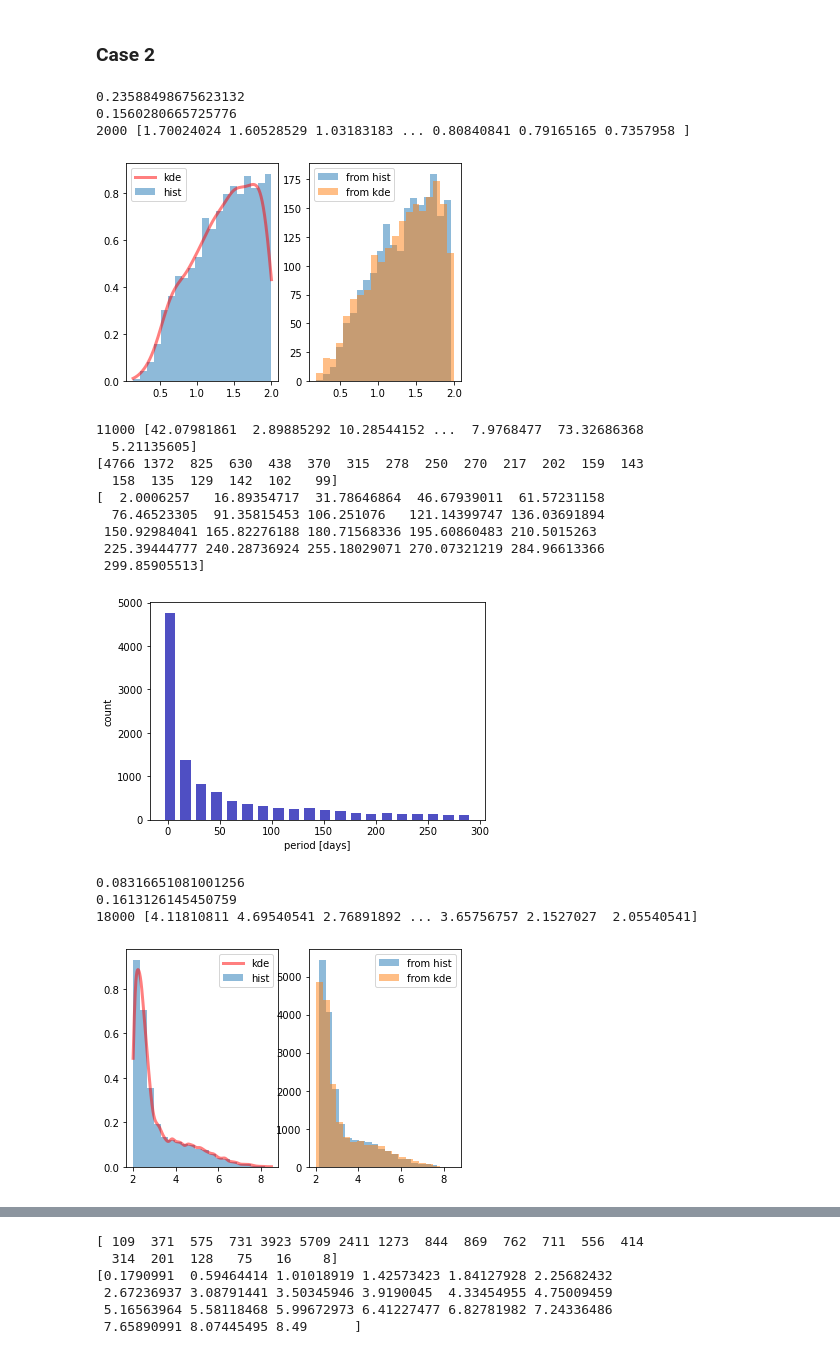
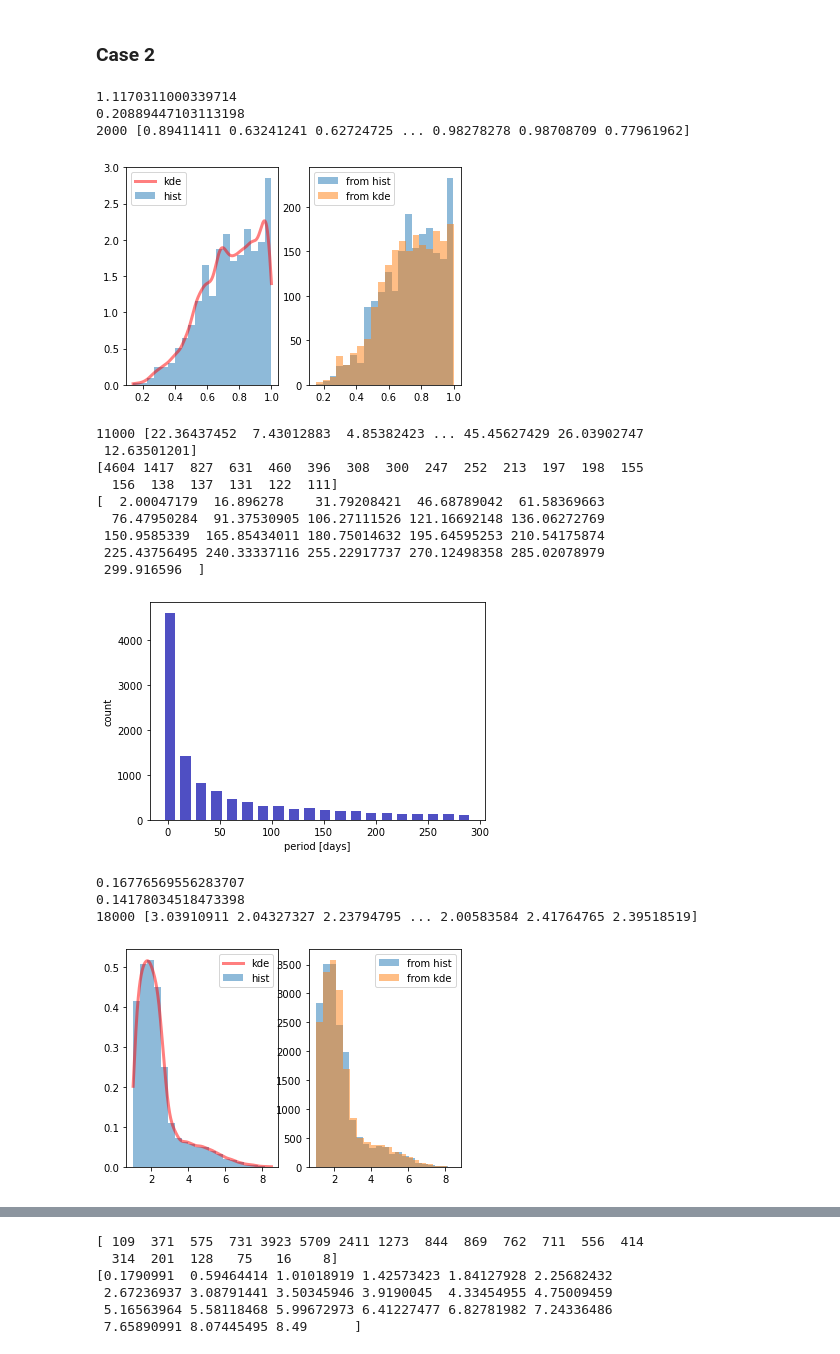
Before and after one commit to exoclam/sculpting, a Jupyter notebook: synthetic.ipynb, the cells around one changed output, grey strips where cells are left out. Saved outputs shown, nothing was run; the diff lists cells and outputs as text; code cells hidden in the pictures.

```diff
--- a/synthetic.ipynb
+++ b/synthetic.ipynb
@@ -84,21 +84,24 @@ def generate_rand_from_pdf(pdf, x_grid, n):
     random_from_cdf = x_grid[value_bins] # select x_d positions based on these random positions
     return random_from_cdf
 
-def kde(x, x_grid, bandwidth=0.2):
+def kde(x, x_grid, bandwidth):
     """Kernel Density Estimation with Scipy"""
-    kde = gaussian_kde(x, bw_method=bandwidth / x.std(ddof=1)) # ddof=1 means std divisor is N-1 instead of N
-    print(bandwidth/x.std()) # this is bw used in S/O
+    #kde = gaussian_kde(x, bw_method=bandwidth / x.std(ddof=0)) # ddof=1 means std divisor is N-1 instead of N
+    #kde = gaussian_kde(x, bw_method=np.power(len(x), -0.2)) # ddof=1 means std divisor is N-1 instead of N
+    kde = gaussian_kde(x, bw_method=0.15) # constant bandwidth so imbalance in sample size doesn't drive distribution
+    print(bandwidth/x.std(ddof=1)) # this is bw used in S/O
     print(np.power(len(x), -0.2)) # the bw if I use Scott's factor as the bw to multiply with covariance matrix
     return kde.evaluate(x_grid)
 
 #kdepdf = kde(x, x_d, bandwidth=0.1) # generate KDE model
 #random_from_kde = generate_rand_from_pdf(kdepdf, x_d) # generate random data from KDE distribution
 
+nbins = 20
 def run_kde(data, draws):
-    hist, bins = np.histogram(data, bins=nbins)
+    hist, bins = np.histogram(data, bins=100)
 
     x_grid = np.linspace(min(data), max(data), 1000)
-    kdepdf = kde(data, x_grid, bandwidth=0.1) # generate KDE model
+    kdepdf = kde(data, x_grid, bandwidth=0.2) # generate KDE model
     random_from_kde = generate_rand_from_pdf(kdepdf, x_grid, draws) # generate random data from KDE distribution
     print(len(random_from_kde), random_from_kde) # these are my star ages
     bin_midpoints = bins[:-1] + np.diff(bins) / 2 # get positions of bin midpoints
@@ -113,8 +116,8 @@ def run_kde(data, draws):
     plt.hist(random_from_kde, nbins, alpha=0.5, label='from kde') # plot histogram of data drawn from KDE
     plt.legend()
     plt.show()
-    return random_from_kde
+    return random_from_kde, random_from_cdf
 
-stars_age1 = run_kde(berger_kepler.iso_age, 20000)
+stars_age1_kde, stars_age1_cdf = run_kde(berger_kepler.iso_age, 20000)
 print(stars_age1)
 # %% [output]
@@ -171,16 +174,17 @@ plt.show()
 # %%
 # 2000 systems with five or six planets and age <2 Gyr
 # 18000 systems with one or two planets and age >2 Gyr
-# should the age distribution be a truncated version of the KDE below and above 2 Gyr?
-young = berger_kepler.loc[berger_kepler.iso_age <= 2.].iso_age
-old = berger_kepler.loc[berger_kepler.iso_age > 2.].iso_age
+# should the age distribution be a truncated version of the KDE below and above 2 Gyr? yes
+# going back and using a threshold of 1 Gyr like Berger et al 2020 b/c the proportion of young/old is more realistic
+young = berger_kepler.loc[berger_kepler.iso_age <= 1.].iso_age
+old = berger_kepler.loc[berger_kepler.iso_age > 1.].iso_age
 
-stars_age2_young = run_kde(young, 2000)
+stars_age2_young_kde, stars_age2_young_cdf = run_kde(young, 2000)
 # %% [output]
-0.23588498675623132
-0.1560280665725776
-2000 [1.70024024 1.60528529 1.03183183 ... 0.80840841 0.79165165 0.7357958 ]
+1.1170311000339714
+0.20889447103113198
+2000 [0.89411411 0.63241241 0.62724725 ... 0.98278278 0.98708709 0.77961962]
-[figure, old version]
+[figure, new version]
 # %%
 # generate five or six planets for each of the 2000 systems --> 11000 planets
 planets_per2_young = loguniform.rvs(2, 300, size=11000)
@@ -195,23 +199,23 @@ plt.ylabel("count")
 plt.xlabel("period [days]")
 plt.show()
 # %% [output]
-11000 [42.07981861  2.89885292 10.28544152 ...  7.9768477  73.32686368
-  5.21135605]
-[4766 1372  825  630  438  370  315  278  250  270  217  202  159  143
-  158  135  129  142  102   99]
-[  2.0006257   16.89354717  31.78646864  46.67939011  61.57231158
-  76.46523305  91.35815453 106.251076   121.14399747 136.03691894
- 150.92984041 165.82276188 180.71568336 195.60860483 210.5015263
- 225.39444777 240.28736924 255.18029071 270.07321219 284.96613366
- 299.85905513]
+11000 [22.36437452  7.43012883  4.85382423 ... 45.45627429 26.03902747
+ 12.63501201]
+[4604 1417  827  631  460  396  308  300  247  252  213  197  198  155
+  156  138  137  131  122  111]
+[  2.00047179  16.896278    31.79208421  46.68789042  61.58369663
+  76.47950284  91.37530905 106.27111526 121.16692148 136.06272769
+ 150.9585339  165.85434011 180.75014632 195.64595253 210.54175874
+ 225.43756495 240.33337116 255.22917737 270.12498358 285.02078979
+ 299.916596  ]
-[figure, old version]
+[figure, new version]
 # %%
-stars_age2_old = run_kde(old, 18000)
+stars_age2_old_kde, stars_age2_old_cdf = run_kde(old, 18000)
 # %% [output]
-0.08316651081001256
-0.1613126145450759
-18000 [4.11810811 4.69540541 2.76891892 ... 3.65756757 2.1527027  2.05540541]
+0.16776569556283707
+0.14178034518473398
+18000 [3.03910911 2.04327327 2.23794795 ... 2.00583584 2.41764765 2.39518519]
-[figure, old version]
+[figure, new version]
 # %%
 # generate one or two planets for each of the 18000 systems --> 27000 planets
 planets_per2_young = loguniform.rvs(2, 300, size=27000)
```
Also changed, not shown: parts of 17 cells of this notebook.
